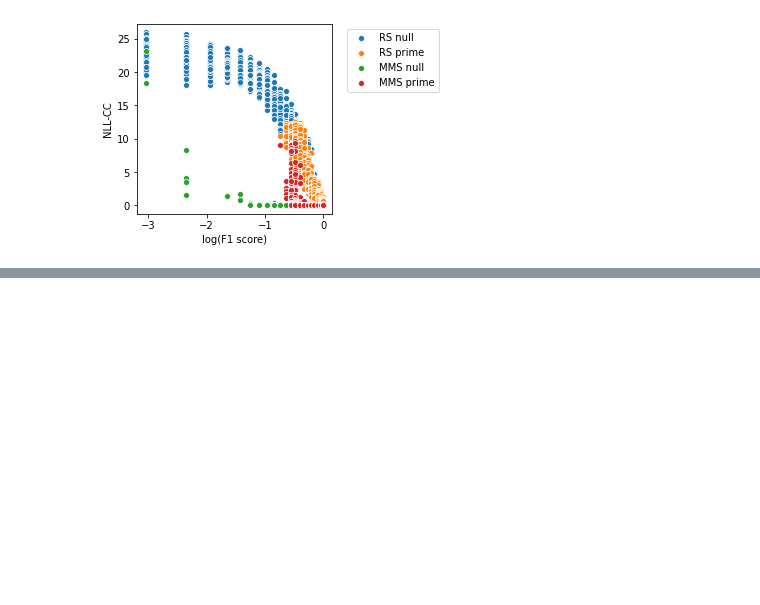
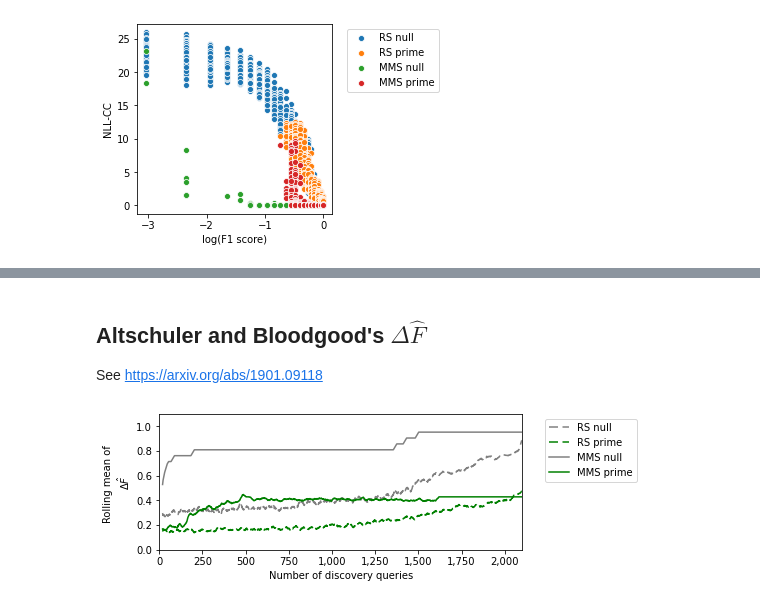
Before and after one commit to ulissigroup/catalyst-acquisitions, a Jupyter notebook: notebooks/comparisons/compare_hallucinations_synthesized.ipynb, the cells around one changed output, grey strips where cells are left out. Drawn from its saved outputs; the diff is of its cells as text; code cells hidden in the pictures; blank space fills up the shorter version.

```diff
--- a/notebooks/comparisons/compare_hallucinations_synthesized.ipynb
+++ b/notebooks/comparisons/compare_hallucinations_synthesized.ipynb
@@ -497,0 +571,57 @@ _ = plt.savefig('../../MMS_manuscript/figures/hallucinations/synthesized/change_
+# %% [markdown]
+## Altschuler and Bloodgood's $\Delta\hat{F}$
+See https://arxiv.org/abs/1901.09118
+# %%
+# Initialize the figure
+fig = plt.figure()
+ax = plt.gca()
+
+# Calculate dFhat
+dFhat_histories = {}
+for search_type, class_history in bulk_classes.items():
+    dFhat_history = []
+
+    # Initialize the algorithm
+    previous_classes = class_history[0]
+    for classes in class_history[1:]:
+        a, b, c, d = (0, 0, 0, 0)
+
+        # Count a, b, and c to...
+        for mpid, class_ in classes.items():
+            previous_class = previous_classes[mpid]
+            if previous_class is True:
+                if class_ is True:
+                    a += 1
+                elif class_ is False:
+                    b += 1
+            elif previous_class is False:
+                if class_ is True:
+                    c += 1
+                #elif class_ is False:
+                #    d += 1
+
+        # Calculate and store dFhat values
+        dFhat = 1 - 2*a / (2*a + b + c)
+        dFhat_history.append(dFhat)
+    dFhat_history = np.array(dFhat_history)
+    dFhat_histories[search_type] = dFhat_history
+
+    # Plot
+    _ = plot_rolling_metric(ax, dFhat_history, label=search_type,
+                            metric_name='$\Delta \hat{F}$',
+                            window=20)
+
+# Format figure
+for line in ax.lines[:2]:
+    line.set_linestyle('--')
+    line.set_dashes((6, 3))
+ax.lines[0].set_color('gray')
+ax.lines[2].set_color('gray')
+ax.lines[1].set_color('green')
+ax.lines[3].set_color('green')
+_ = ax.set_ylim([0, 1.1])
+_ = ax.legend(bbox_to_anchor=(1.05, 1), loc='upper left')
+_ = fig.set_size_inches(*FIG_SIZE)
+_ = ax.get_xaxis().set_major_formatter(FORMATTER)
+# %% [output]
+[figure, added]
```
Also changed, not shown: parts of 11 cells of this notebook.
